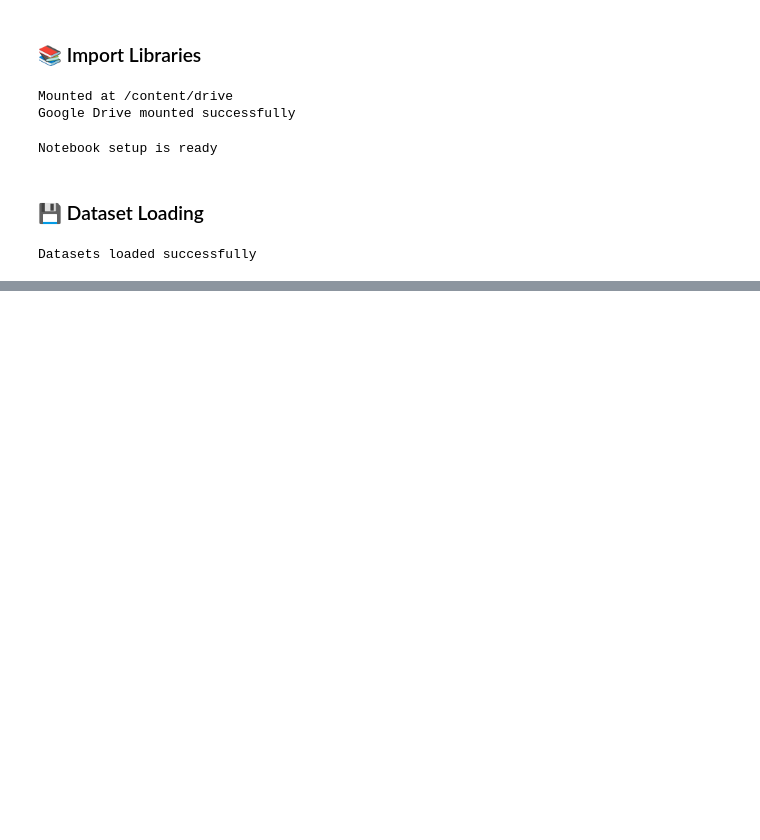
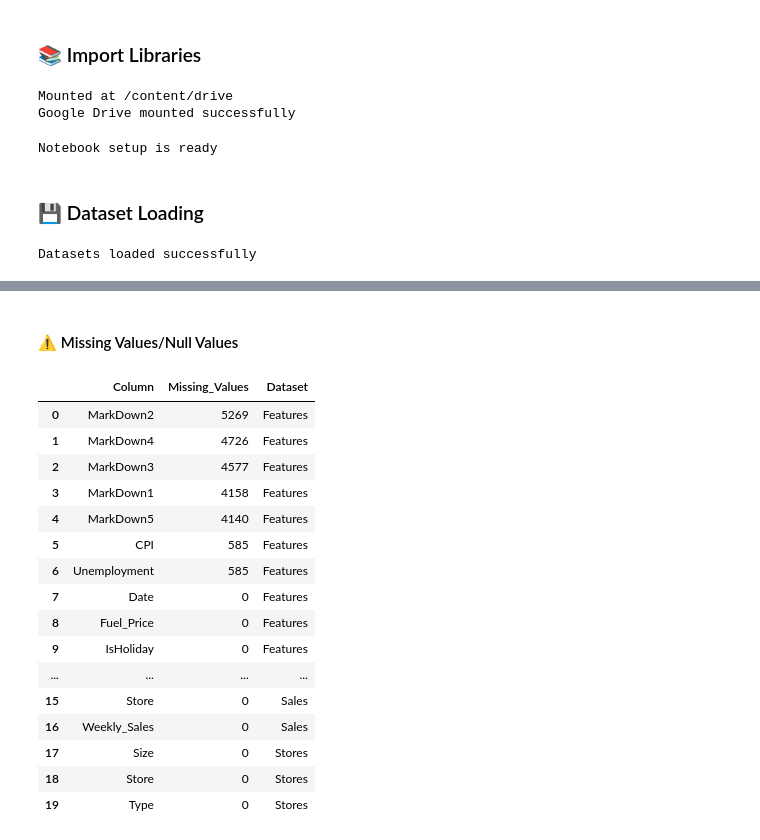
Before and after one commit to I-AM-PRASHANT-VERMA/Almabetter---Integrated-Retail-Analytics-for-Store-Optimization-, a Jupyter notebook: Integrated Retail Analytics for Store Optimization.ipynb, the cells around one changed output, grey strips where cells are left out. Cells and saved outputs as stored; diff of their text form; code cells hidden in the pictures; blank space fills up the shorter version.

```diff
--- a/Integrated Retail Analytics for Store Optimization.ipynb
+++ b/Integrated Retail Analytics for Store Optimization.ipynb
@@ -188,0 +370,41 @@ Datasets loaded successfully
+# %% [markdown]
+#### ⚠️ Missing Values/Null Values
+# %%
+# Code Cell 07: Summarize missing values across all three source datasets.
+
+# Sales missing counts are converted into a compact table.
+sales_missing_df = sales_df.isna().sum().reset_index(name="Missing_Values").rename(columns={"index": "Column"})
+sales_missing_df["Dataset"] = "Sales"  # A dataset label is added so the table can later be stacked cleanly.
+
+# Feature missing counts are summarized the same way.
+features_missing_df = features_df.isna().sum().reset_index(name="Missing_Values").rename(columns={"index": "Column"})
+features_missing_df["Dataset"] = "Features"  # The dataset label identifies the source table.
+
+# Store missing counts are summarized the same way.
+stores_missing_df = stores_df.isna().sum().reset_index(name="Missing_Values").rename(columns={"index": "Column"})
+stores_missing_df["Dataset"] = "Stores"  # The dataset label completes the store summary.
+
+# The three summaries are stacked into one view.
+missing_summary_df = pd.concat([sales_missing_df, features_missing_df, stores_missing_df], ignore_index=True)
+
+# The largest gaps are moved to the top for faster review.
+missing_summary_df = missing_summary_df.sort_values(["Missing_Values", "Dataset", "Column"], ascending=[False, True, True]).reset_index(drop=True)
+display(missing_summary_df)
+# %% [output]
+|  | Column | Missing_Values | Dataset |
+| 0 | MarkDown2 | 5269 | Features |
+| 1 | MarkDown4 | 4726 | Features |
+| 2 | MarkDown3 | 4577 | Features |
+| 3 | MarkDown1 | 4158 | Features |
+| 4 | MarkDown5 | 4140 | Features |
+| 5 | CPI | 585 | Features |
+| 6 | Unemployment | 585 | Features |
+| 7 | Date | 0 | Features |
+| 8 | Fuel_Price | 0 | Features |
+| 9 | IsHoliday | 0 | Features |
+| ... | ... | ... | ... |
+| 15 | Store | 0 | Sales |
+| 16 | Weekly_Sales | 0 | Sales |
+| 17 | Size | 0 | Stores |
+| 18 | Store | 0 | Stores |
+| 19 | Type | 0 | Stores |
```
Also changed, not shown: parts of 26 cells of this notebook, 3 other files.
